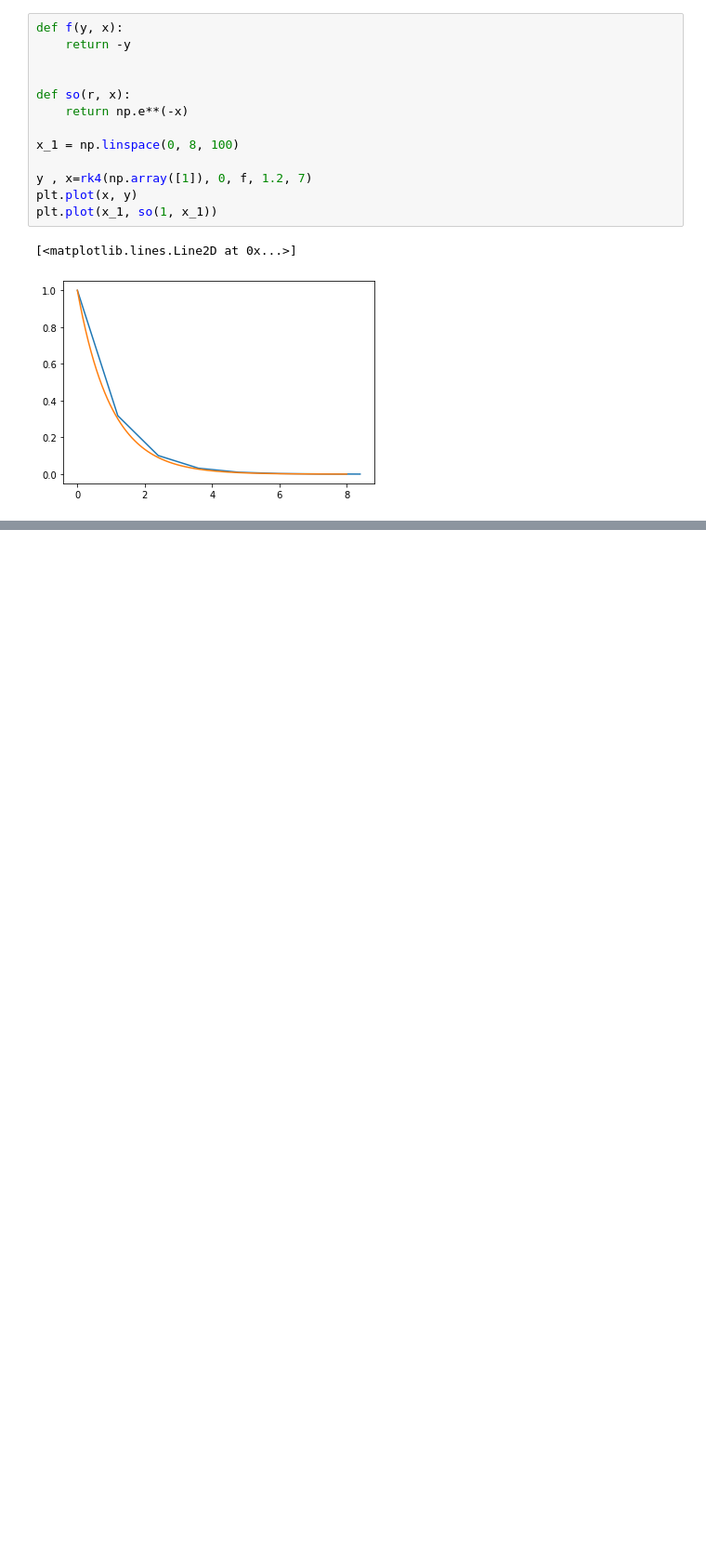
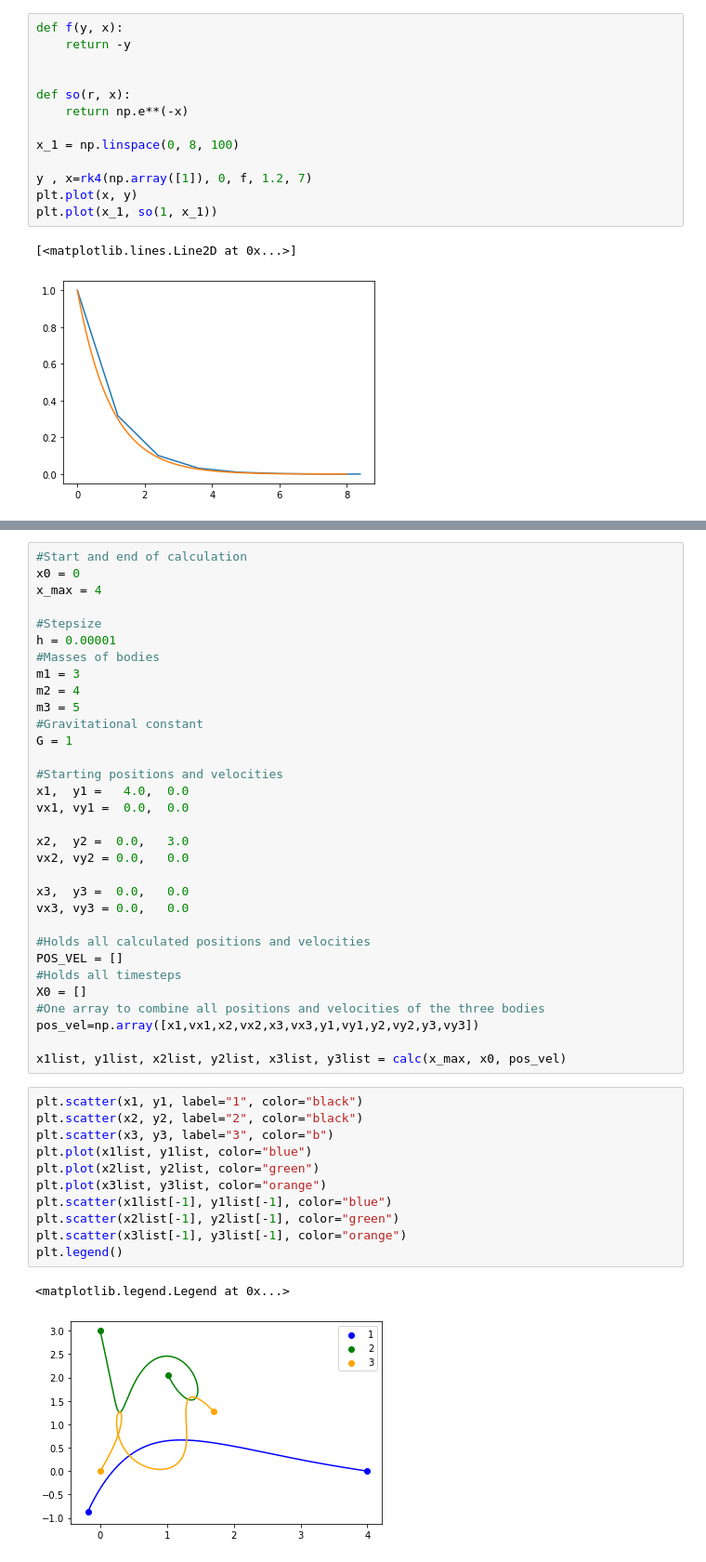
Before and after one commit to nlwach/Comp_Phys_zettel, a Jupyter notebook: Comp_Phys_Zettel/Zettel 3/Zettel_3_Noah.ipynb, the cells around one changed output, grey strips where cells are left out. Shown at 93% size. Drawn from its saved outputs; the diff is of its cells as text; blank space fills up the shorter version.

```diff
--- a/Comp_Phys_Zettel/Zettel 3/Zettel_3_Noah.ipynb
+++ b/Comp_Phys_Zettel/Zettel 3/Zettel_3_Noah.ipynb
@@ -74,2 +206,48 @@ plt.plot(x_1, so(1, x_1))
+# %%
+#Start and end of calculation
+x0 = 0
+x_max = 4
+
+#Stepsize
+h = 0.00001
+#Masses of bodies
+m1 = 3
+m2 = 4
+m3 = 5
+#Gravitational constant
+G = 1
+
+#Starting positions and velocities
+x1,  y1 =   4.0,  0.0
+vx1, vy1 =  0.0,  0.0
+
+x2,  y2 =  0.0,   3.0
+vx2, vy2 = 0.0,   0.0
+
+x3,  y3 =  0.0,   0.0
+vx3, vy3 = 0.0,   0.0
+
+#Holds all calculated positions and velocities
+POS_VEL = []
+#Holds all timesteps
+X0 = []
+#One array to combine all positions and velocities of the three bodies
+pos_vel=np.array([x1,vx1,x2,vx2,x3,vx3,y1,vy1,y2,vy2,y3,vy3])
+
+x1list, y1list, x2list, y2list, x3list, y3list = calc(x_max, x0, pos_vel)
+# %%
+plt.scatter(x1, y1, label="1", color="black")
+plt.scatter(x2, y2, label="2", color="black")
+plt.scatter(x3, y3, label="3", color="b")
+plt.plot(x1list, y1list, color="blue")
+plt.plot(x2list, y2list, color="green")
+plt.plot(x3list, y3list, color="orange")
+plt.scatter(x1list[-1], y1list[-1], color="blue")
+plt.scatter(x2list[-1], y2list[-1], color="green")
+plt.scatter(x3list[-1], y3list[-1], color="orange")
+plt.legend()
+# %% [output]
+<matplotlib.legend.Legend at 0x...>
+[figure, added]
 # %%
 # %% [output]
```
Also changed, not shown: parts of 15 cells of this notebook.
